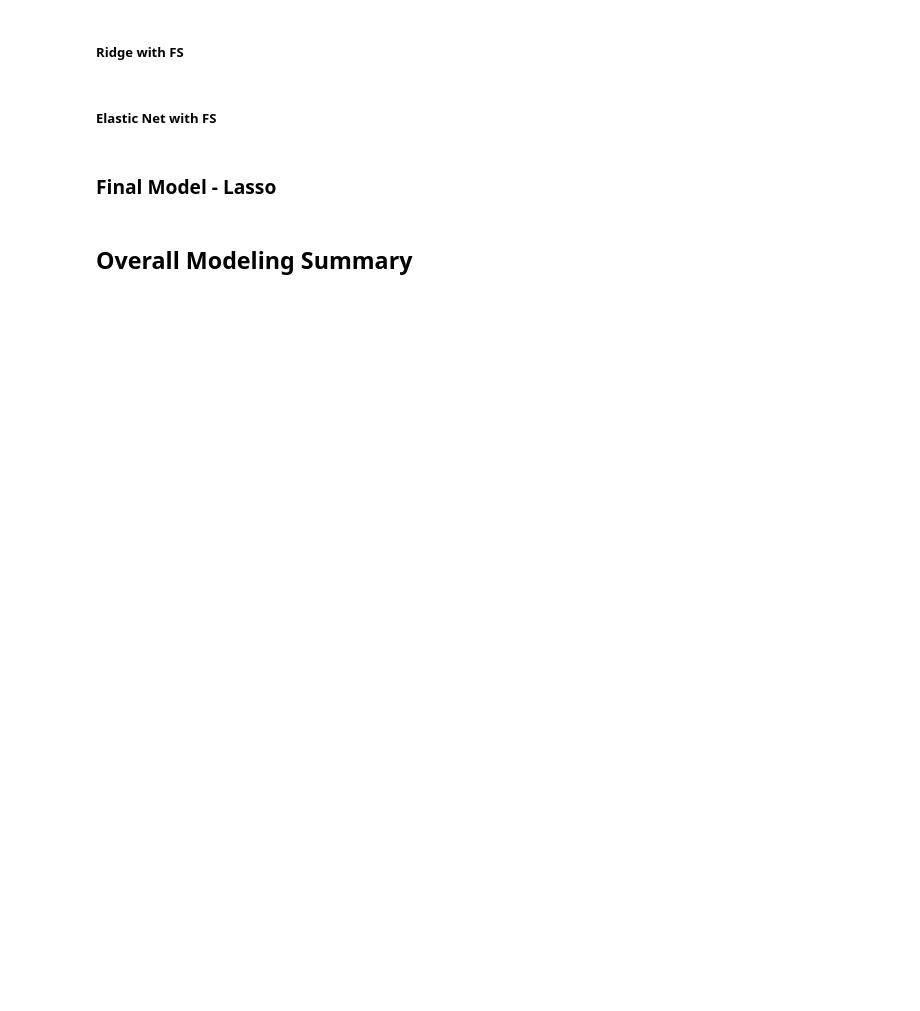
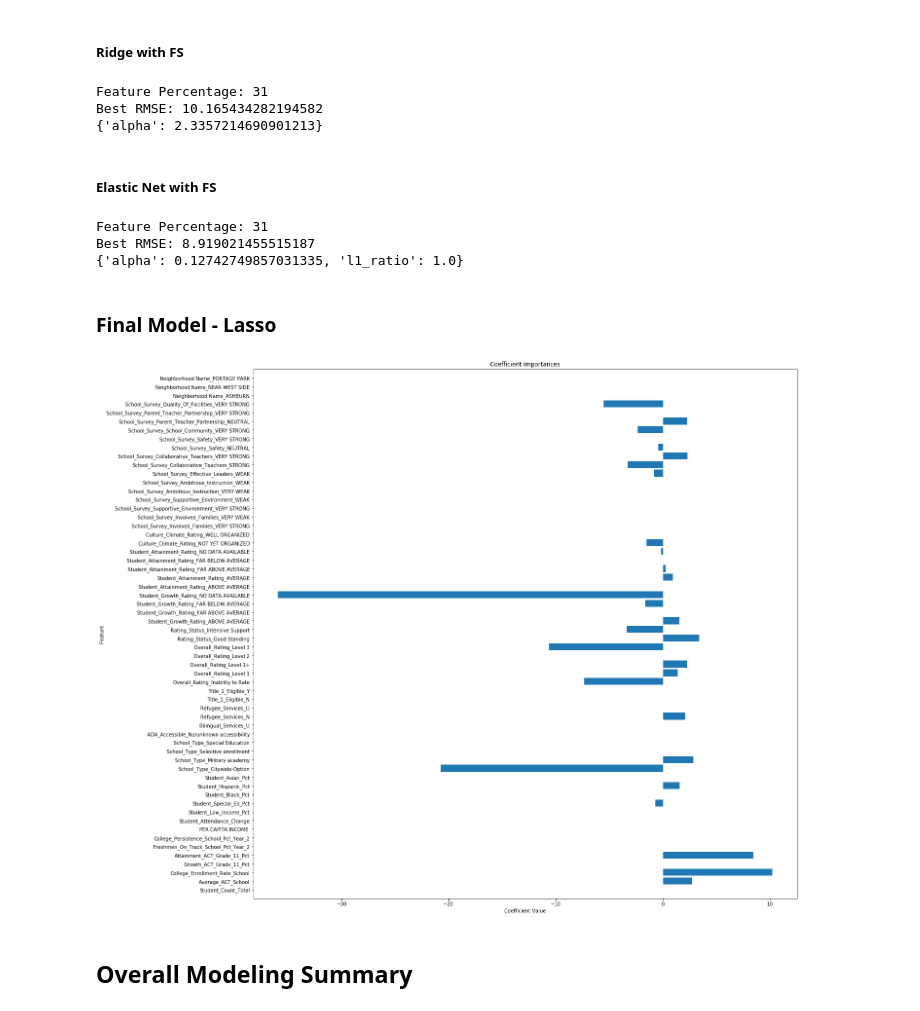
Before and after one commit to jmatune/csc478-project, a Jupyter notebook: Project Combined Output.ipynb, the cells around one changed output. Cells and saved outputs as stored; diff of their text form; code cells hidden in the pictures; blank space fills up the shorter version.

```diff
--- a/Project Combined Output.ipynb
+++ b/Project Combined Output.ipynb
@@ -265,11 +448,15 @@ plot_coefficients(linmod, len(names[fs.get_support(indices=True)]), names[fs.get
 # %% [markdown]
 ### Approach 2: Full set of variables with/without feature selection
+# %%
+x=pd.read_csv('processed_scaled.csv',index_col=0)
+x.drop('Graduation_Rate_School', axis=1,inplace=True)
+y=pd.read_csv('grad_rate.csv', header=None)[1].values
 # %% [markdown]
 ##### Lasso
 # %%
-lasso = Lasso(max_iter=50000)
+lasso = Lasso(max_iter=100000)
 l_space = {'alpha': np.logspace(-4,1,20)}
-grid = GridSearchCV(estimator=lasso, param_grid = l_space, scoring='neg_mean_squared_error',n_jobs=-1, cv=5)
+grid = GridSearchCV(estimator=lasso, param_grid = l_space, scoring='neg_mean_squared_error', cv=5)
 grid.fit(x, y)
 
 print 'Best RMSE: '+str(np.sqrt(grid.best_score_*-1))
@@ -279,7 +469,7 @@ print grid.best_params_
 # %%
 ridge = Ridge(max_iter=100000)
 r_space = {'alpha': np.logspace(-1,1,20)}
-grid = GridSearchCV(estimator=ridge, param_grid = r_space, scoring='neg_mean_squared_error',n_jobs=-1, cv=5)
+grid = GridSearchCV(estimator=ridge, param_grid = r_space, scoring='neg_mean_squared_error', cv=5)
 grid.fit(x, y)
 
 print 'Best RMSE: '+str(np.sqrt(grid.best_score_*-1))
@@ -289,7 +482,7 @@ print grid.best_params_
 # %%
 EN = ElasticNet(max_iter=100000)
 en_space = {'alpha': np.logspace(-2,1,20), 'l1_ratio':np.linspace(0.01,1,10)}
-grid = GridSearchCV(estimator=EN, param_grid = en_space, scoring='neg_mean_squared_error',n_jobs=-1, cv=5)
+grid = GridSearchCV(estimator=EN, param_grid = en_space, scoring='neg_mean_squared_error', cv=5)
 grid.fit(x, y)
 
 print 'Best RMSE: '+str(np.sqrt(grid.best_score_*-1))
@@ -337,6 +537,10 @@ grid.fit(x_best, y)
 print 'Feature Percentage: '+str(p)
 print 'Best RMSE: '+str(np.sqrt(grid.best_score_*-1))
 print grid.best_params_
+# %% [output]
+Feature Percentage: 31
+Best RMSE: 10.165434282194582
+{'alpha': 2.3357214690901213}
 # %% [markdown]
 ##### Elastic Net with FS
 # %%
@@ -348,5 +552,9 @@ grid.fit(x_best, y)
 print 'Feature Percentage: '+str(p)
 print 'Best RMSE: '+str(np.sqrt(grid.best_score_*-1))
 print grid.best_params_
+# %% [output]
+Feature Percentage: 31
+Best RMSE: 8.919021455515187
+{'alpha': 0.12742749857031335, 'l1_ratio': 1.0}
 # %% [markdown]
 ### Final Model - Lasso
@@ -355,3 +561,32 @@ print grid.best_params_
+# %%
+#get optimal features
+fs = feature_selection.SelectPercentile(feature_selection.f_regression, percentile=31)
+opt_fs=fs.fit_transform(x,y)
+
+#build model
+model=Lasso(alpha=0.14384498882876628)
+mdl=model.fit(opt_fs,y)
+
+# plot coefficient importances
+names = x.columns.values
+import pylab as pl
+%matplotlib inline
+fig_size = pl.rcParams["figure.figsize"]
+fig_size[0] = 20
+fig_size[1] = 20
+
+def plot_coefficients(model, n_features, feature_names):
+    pl.barh(range(n_features), model.coef_, align='center')
+    pl.yticks(np.arange(n_features), feature_names)
+    pl.title('Coefficient Importances')
+    pl.xlabel("Coefficient Value")
+    pl.ylabel("Feature")
+    pl.ylim(-1, n_features)
+    pl.rcParams["figure.figsize"] = fig_size
+
+plot_coefficients(mdl, len(names[fs.get_support(indices=True)]), names[fs.get_support(indices=True)])
+# %% [output]
+[figure, added]
 # %% [markdown]
 ## Overall Modeling Summary
 # %% [markdown]
```
Also changed, not shown: parts of 38 cells of this notebook.
